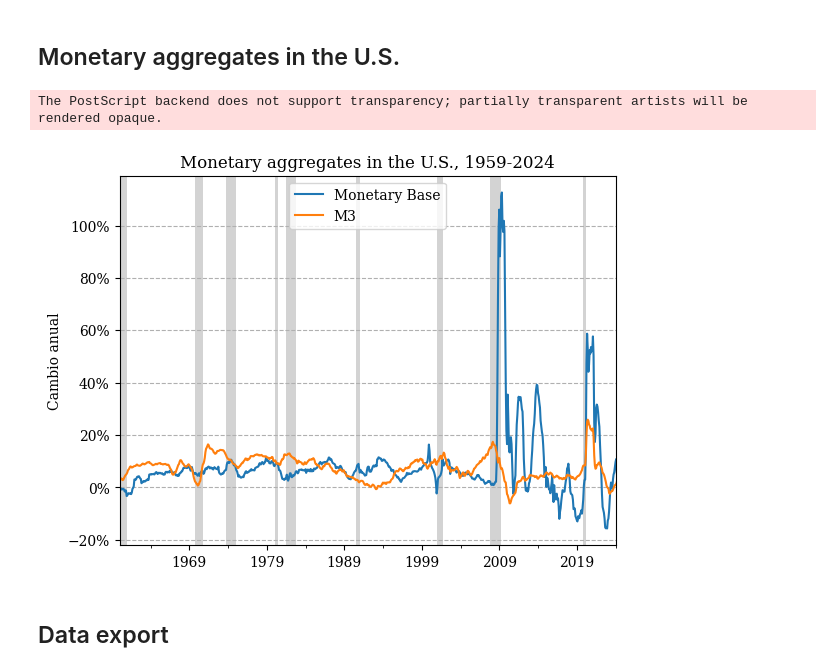
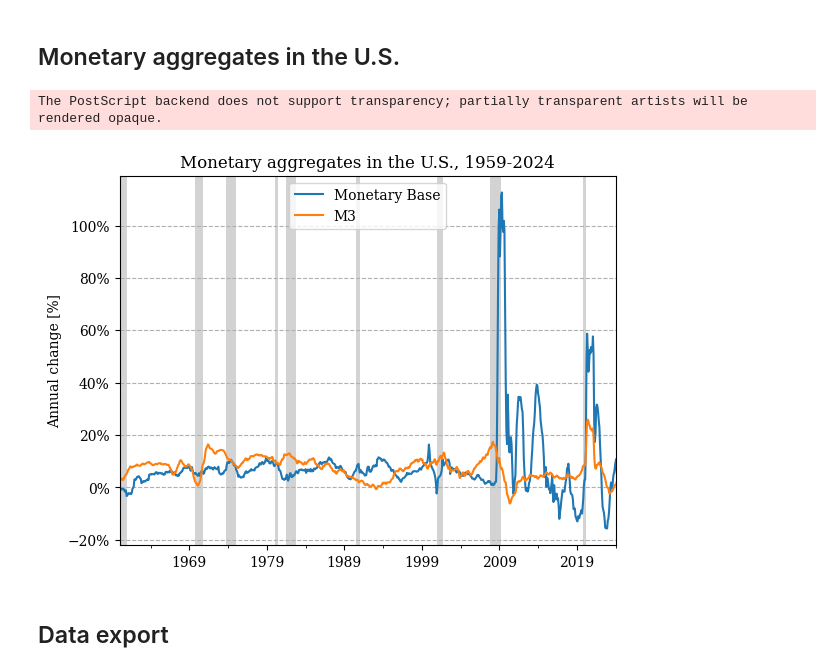
Before and after one commit to MiguelPuntoEs/money-growth, a Jupyter notebook: data-preparation.ipynb, the cells around one changed output. Drawn from its saved outputs; the diff is of its cells as text; code cells hidden in the pictures.

```diff
--- a/data-preparation.ipynb
+++ b/data-preparation.ipynb
@@ -166,26 +166,26 @@ plot_pct_change(df_jp, 'Japan')
 # %%
 fig, ax = plt.subplots()
 
 
 m0 = fred.get_series('BOGMBASE')
 m0.pct_change(periods=12).plot(ax=ax, label='Monetary Base')
 df_us['m3'].pct_change(periods=12).plot(ax=ax, label='M3')
 # (df_us['m3']/m0*1e3).plot(ax=ax, secondary_y=True, label='multiplicador')
 plot_recessions(ax)
 
 ax.set_title('Monetary aggregates in the U.S., 1959-2024')
 ax.yaxis.set_major_formatter(mtick.PercentFormatter(1.0))
 ax.grid(which='major', axis='y', linestyle='--')  #  or bothdd
 ax.set_xlabel('')
-ax.set_ylabel('Cambio anual')
+ax.set_ylabel('Annual change [%]')
 ax.legend();
 ax.set_xlim(['1960', '2024'])
 
 fig.savefig(f'figures/broad-vs-narrow-money.eps', bbox_inches='tight')
 fig.savefig(f'figures/broad-vs-narrow-money.svg', bbox_inches='tight')
 # %% [output]
 The PostScript backend does not support transparency; partially transparent artists will be rendered opaque.
-[figure, old version]
+[figure, new version]
 # %% [markdown]
 ## Data export
 # %%
```
Also changed, not shown: parts of 1 cell of this notebook, 2 other files.
